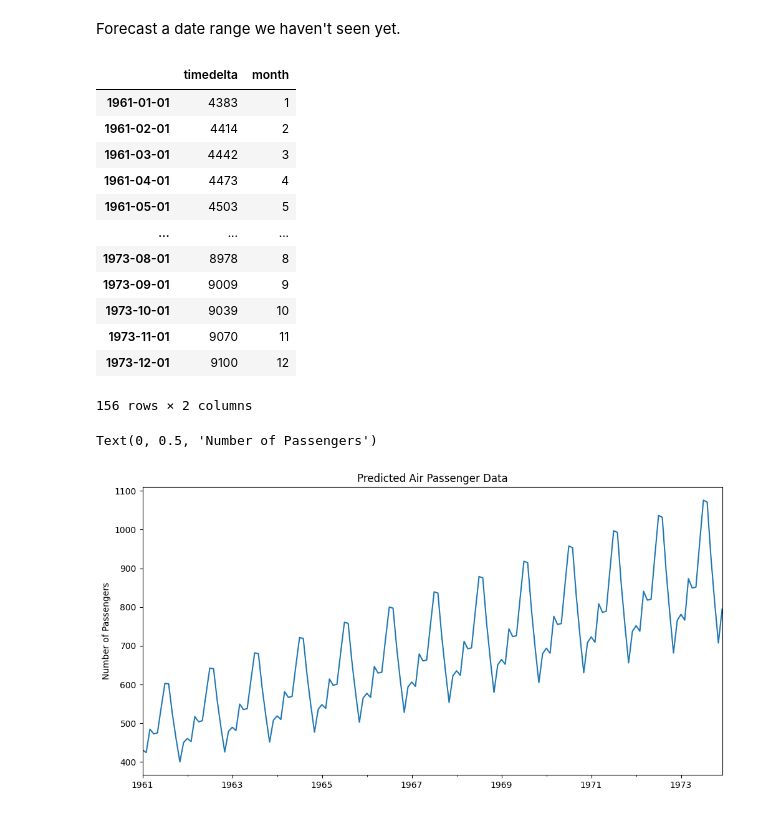
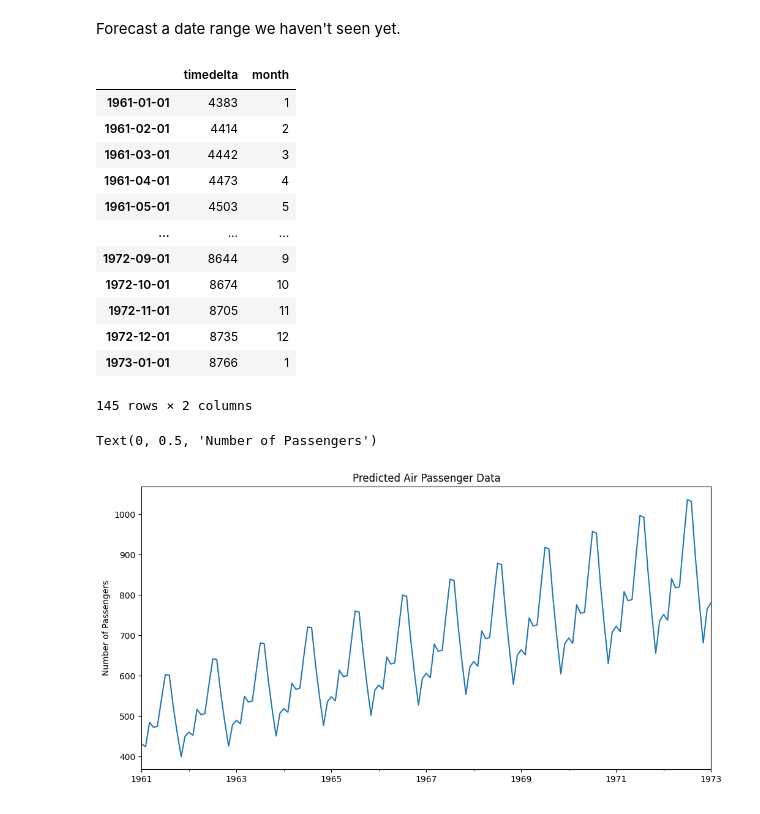
Before and after one commit to lutzhamel/CSC310, a Jupyter notebook: notes/23d-time-series-forecasting.ipynb, the cells around one changed output. Saved outputs shown, nothing was run; the diff lists cells and outputs as text; code cells hidden in the pictures.

```diff
--- a/notes/23d-time-series-modeling.ipynb
+++ b/notes/23d-time-series-forecasting.ipynb
@@ -212,6 +167,6 @@ Name: seasonal, dtype: float64
 # %%
 
 # fit a gradient boosting model
-gbr_model = GradientBoostingRegressor().fit(X_season[['month']],y_season)
+gbr_model = GradientBoostingRegressor().fit(X_season,y_season)
 # %%
 pd.DataFrame({'seasonal':y_season,
@@ -256,12 +215,13 @@ Text(0, 0.5, 'Number of Passengers')
 [figure]
 # %% [markdown]
 Forecast a date range we haven't seen yet.
+# %%
+start = '1961'
+end = '1973'
 # %%
-new_index = pd.DatetimeIndex(
-    pd.date_range(start='1961-01-01', end='1973-12-01', freq='MS')
-)
-new_index
-X_new = pd.DataFrame({'timedelta': list((new_index - air.index[0]).days),
+new_index = pd.DatetimeIndex(pd.date_range(start, end, freq='MS'))
+
+X_new = pd.DataFrame({'timedelta': list((new_index - first_obs).days),
                       'month': new_index.month},
                       index=new_index)
 X_new
@@ -273,17 +233,18 @@ X_new
 | 1961-04-01 | 4473 | 4 |
 | 1961-05-01 | 4503 | 5 |
 | ... | ... | ... |
-| 1973-08-01 | 8978 | 8 |
-| 1973-09-01 | 9009 | 9 |
-| 1973-10-01 | 9039 | 10 |
-| 1973-11-01 | 9070 | 11 |
-| 1973-12-01 | 9100 | 12 |
+| 1972-09-01 | 8644 | 9 |
+| 1972-10-01 | 8674 | 10 |
+| 1972-11-01 | 8705 | 11 |
+| 1972-12-01 | 8735 | 12 |
+| 1973-01-01 | 8766 | 1 |
-156 rows × 2 columns
+145 rows × 2 columns
+# %%
+y_pred = predict_air_passengers(X_new)
 # %%
-pd.DataFrame({'predicted': predict_air_passengers(X_new)},
-             index=new_index)\
+pd.DataFrame({'predicted': y_pred}, index=new_index)\
       .plot(figsize=(12,6), title='Predicted Air Passenger Data', legend=False)\
       .set_ylabel('Number of Passengers')
 # %% [output]
 Text(0, 0.5, 'Number of Passengers')
-[figure, old version]
+[figure, new version]
```
Also changed, not shown: parts of 23 cells of this notebook, 2 other files.
